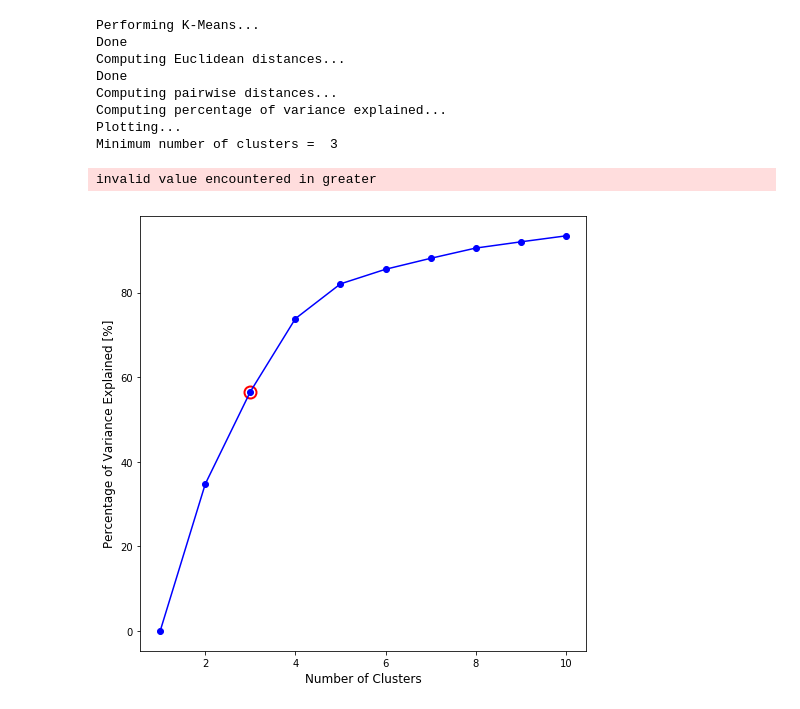
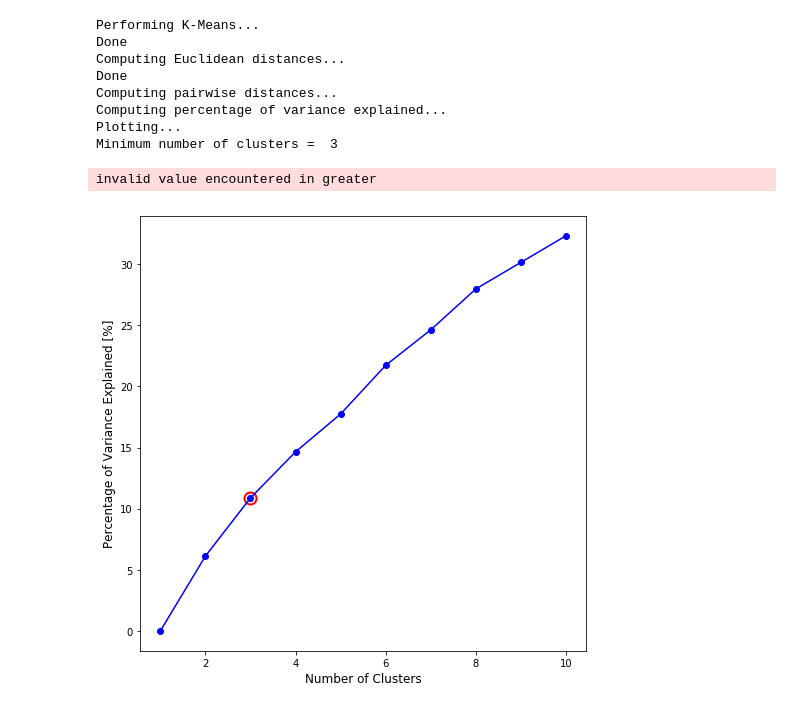
Before and after one commit to sully90/dp-search-service, a Jupyter notebook: src/main/python/Word2Vec ONS.ipynb, the cells around one changed output. Cells and saved outputs as stored; diff of their text form; code cells hidden in the pictures.

Commit message:
Added markdown to explain word2vec process

```diff
--- a/src/main/python/Word2Vec ONS.ipynb
+++ b/src/main/python/Word2Vec ONS.ipynb
@@ -7,11 +14,9 @@ model = gensim.models.KeyedVectors.load_word2vec_format(fname, binary=True)
 # Collect the word vectors
 import numpy as np
 
-# searchTerms = ["gender pay gap", "cpi", "gdp", "inflation", "crime", "unemployment",
-#               "population", "immigration", "mental health", "london", "life expectancy",
-#               "obesity", "religion", "migration", "poverty", "social media", "employment"]
-searchTerms = ["gender pay gap", "inflation", "crime", "employment",
-              "population", "london", "religion", "migration", "poverty"]
+searchTerms = ["gender pay gap", "cpi", "gdp", "inflation", "crime", "unemployment",
+              "population", "immigration", "mental health", "london", "life expectancy",
+              "obesity", "religion", "migration", "poverty", "social media", "employment"]
 
 def getVectorsAndWords(term, topn=20):
     vectors = []
@@ -116,33 +127,32 @@ def eblow(data, n):
 
     #Get the first index satisfying the threshold
     kIdx = np.argmax(seg_gains > seg_threshold)
 
     print "Plotting..."
     fig, ax = plt.subplots(figsize=(8, 8))
     ax.plot(K[kIdx], percentage_variance[kIdx], marker='o', markersize=12,
         markeredgewidth=2, markeredgecolor='r', markerfacecolor='None')
 
     ax.scatter(K, percentage_variance, color='b')
     ax.plot(K, percentage_variance, color='b')
 
     ax.set_xlabel("Number of Clusters", fontsize=12)
     ax.set_ylabel("Percentage of Variance Explained [%]", fontsize=12)
 
     print "Minimum number of clusters = ", K[kIdx]
 
     return kMeansVar
 
-kMeansVar = eblow(vectors, 11)
-# kMeansVar = eblow(word_vectors, 11)
+kMeansVar = eblow(word_vectors, 11)
 plt.show()
 # %% [output]
 Performing K-Means...
 Done
 Computing Euclidean distances...
 Done
 Computing pairwise distances...
 Computing percentage of variance explained...
 Plotting...
 Minimum number of clusters =  3
 invalid value encountered in greater
-[figure, old version]
+[figure, new version]
```
Also changed, not shown: parts of 14 cells of this notebook.
